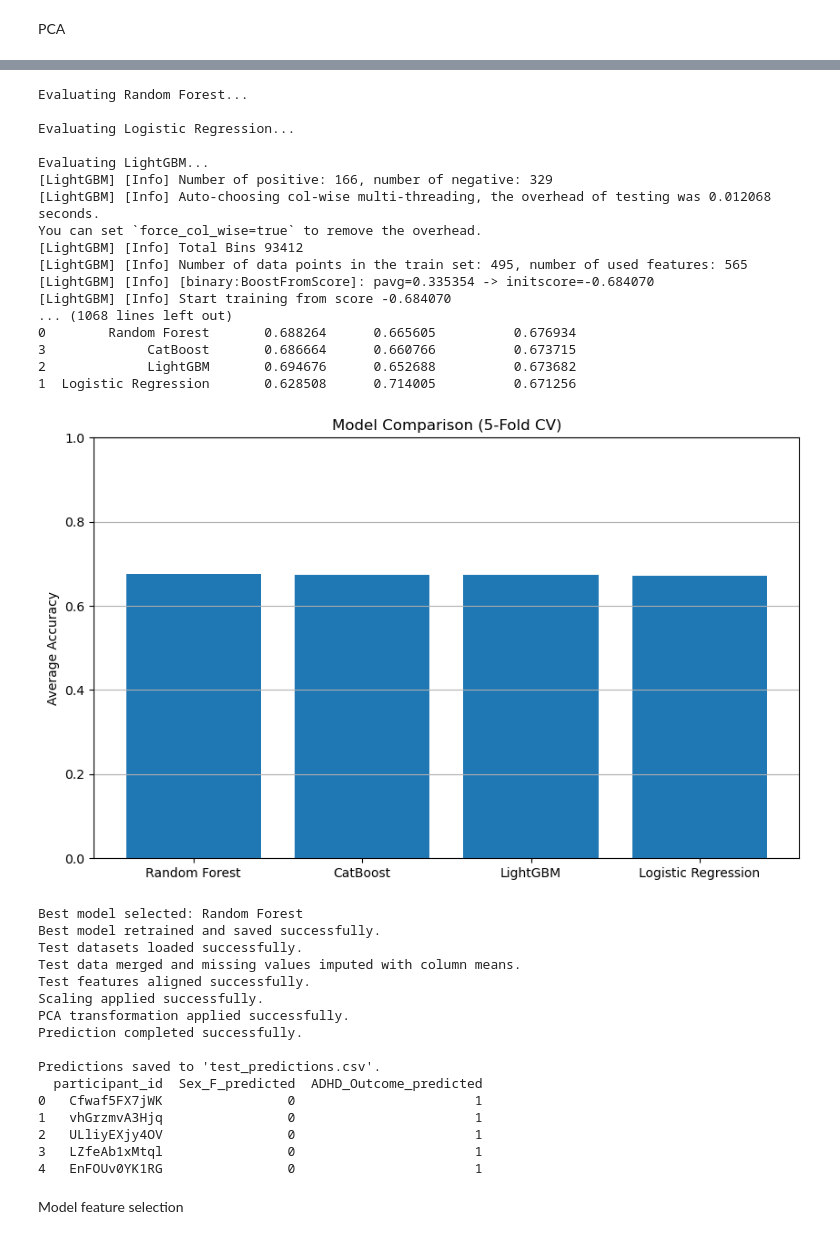
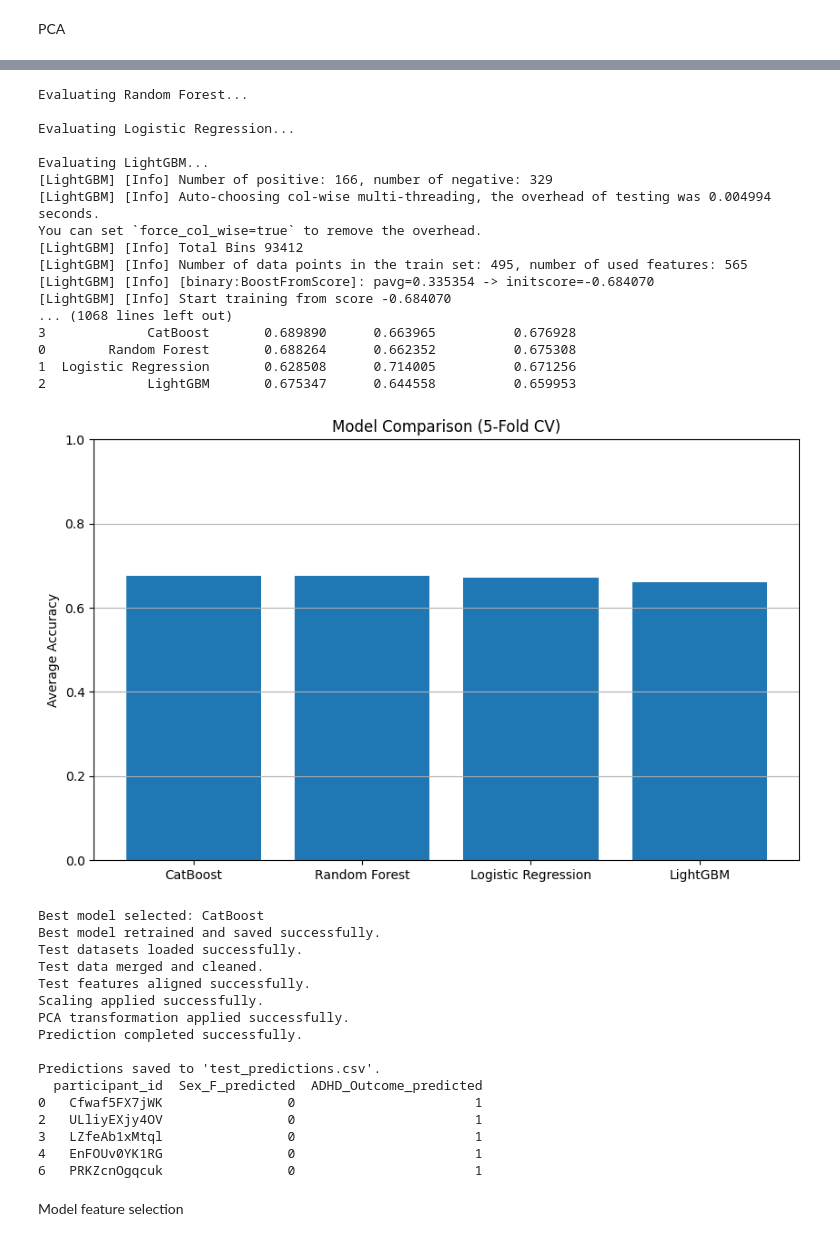
Before and after one commit to panditpooja/WiDS_Datathon_2025, a Jupyter notebook: train.ipynb, the cells around one changed output, grey strips where cells are left out. Drawn from its saved outputs; the diff is of its cells as text; code cells hidden in the pictures.

Commit message:
imputed data

```diff
--- a/train.ipynb
+++ b/train.ipynb
@@ -113,0 +32,26 @@ None
+# %%
+
+# imputating quantitative data using median
+# quantitative_data = quantitative_data.fillna(quantitative_data.median(numeric_only=True))
+
+# Separate participant_id
+participant_id = quantitative_data['participant_id']
+
+# Drop participant_id before imputation
+quant_data_num = quantitative_data.drop(columns=['participant_id'])
+
+# Apply KNN Imputer
+imputer = KNNImputer(n_neighbors=5)
+quantitative_data = pd.DataFrame(imputer.fit_transform(quant_data_num), columns=quant_data_num.columns)
+
+# Add participant_id back
+quantitative_data['participant_id'] = participant_id.values
+
+print(quantitative_data.isnull().sum())
+
+# imputating categorial data using mode
+for col in categorical_data.columns:
+    if categorical_data[col].isnull().any():
+        categorical_data[col].fillna(categorical_data[col].mode()[0], inplace=True)
+
+# print(categorical_data.isnull().sum())
@@ -309,16 +380,10 @@ except Exception as e:
 
 # Merge and clean test
 try:
-    # Merge the datasets
     test_data_clean = categorical_test.merge(quantitative_test, on='participant_id', how='inner')
     test_data_clean = test_data_clean.merge(connectome_test, on='participant_id', how='inner')
-
-    # Replace NA values in numeric columns with column means
-    numeric_cols = test_data_clean.select_dtypes(include=['number']).columns
-    test_data_clean[numeric_cols] = test_data_clean[numeric_cols].fillna(test_data_clean[numeric_cols].mean())
-
-    print("Test data merged and missing values imputed with column means.")
-
+    test_data_clean = test_data_clean.dropna()
+    print("Test data merged and cleaned.")
 except Exception as e:
     print("Error during test data merging.")
     print(e)
@@ -374,42 +439,42 @@ try:
     })
     submission_df.to_csv("test_predictions.csv", index=False)
     print("\nPredictions saved to 'test_predictions.csv'.")
     print(submission_df.head())
 except Exception as e:
     print("\nError during saving predictions.")
     print(e)
     raise
 # %% [output]
 Training datasets loaded successfully.
 Shape before dropping missing values: (1213, 19930)
 Shape after dropping missing values: (619, 19930)
 Training feature columns saved.
 Standardization applied and scaler saved.
 PCA selected 565 components to retain 98.0% variance.
 PCA applied and transformer saved.
 [figure]
 Evaluating Random Forest...
 
 Evaluating Logistic Regression...
 
 Evaluating LightGBM...
 [LightGBM] [Info] Number of positive: 166, number of negative: 329
-[LightGBM] [Info] Auto-choosing col-wise multi-threading, the overhead of testing was 0.012068 seconds.
+[LightGBM] [Info] Auto-choosing col-wise multi-threading, the overhead of testing was 0.004994 seconds.
 You can set `force_col_wise=true` to remove the overhead.
 [LightGBM] [Info] Total Bins 93412
 [LightGBM] [Info] Number of data points in the train set: 495, number of used features: 565
 [LightGBM] [Info] [binary:BoostFromScore]: pavg=0.335354 -> initscore=-0.684070
 [LightGBM] [Info] Start training from score -0.684070
 ... (1068 lines left out)
-0        Random Forest       0.688264      0.665605          0.676934
-3             CatBoost       0.686664      0.660766          0.673715
-2             LightGBM       0.694676      0.652688          0.673682
+3             CatBoost       0.689890      0.663965          0.676928
+0        Random Forest       0.688264      0.662352          0.675308
 1  Logistic Regression       0.628508      0.714005          0.671256
+2             LightGBM       0.675347      0.644558          0.659953
-[figure, old version]
+[figure, new version]
-Best model selected: Random Forest
+Best model selected: CatBoost
 Best model retrained and saved successfully.
 Test datasets loaded successfully.
-Test data merged and missing values imputed with column means.
+Test data merged and cleaned.
 Test features aligned successfully.
 Scaling applied successfully.
 PCA transformation applied successfully.
@@ -418,10 +483,10 @@ Prediction completed successfully.
 Predictions saved to 'test_predictions.csv'.
   participant_id  Sex_F_predicted  ADHD_Outcome_predicted
 0   Cfwaf5FX7jWK                0                       1
-1   vhGrzmvA3Hjq                0                       1
 2   ULliyEXjy4OV                0                       1
 3   LZfeAb1xMtql                0                       1
 4   EnFOUv0YK1RG                0                       1
+6   PRKZcnOgqcuk                0                       1
 # %% [markdown]
 Model feature selection
 # %%
```
Also changed, not shown: parts of 10 cells of this notebook.
